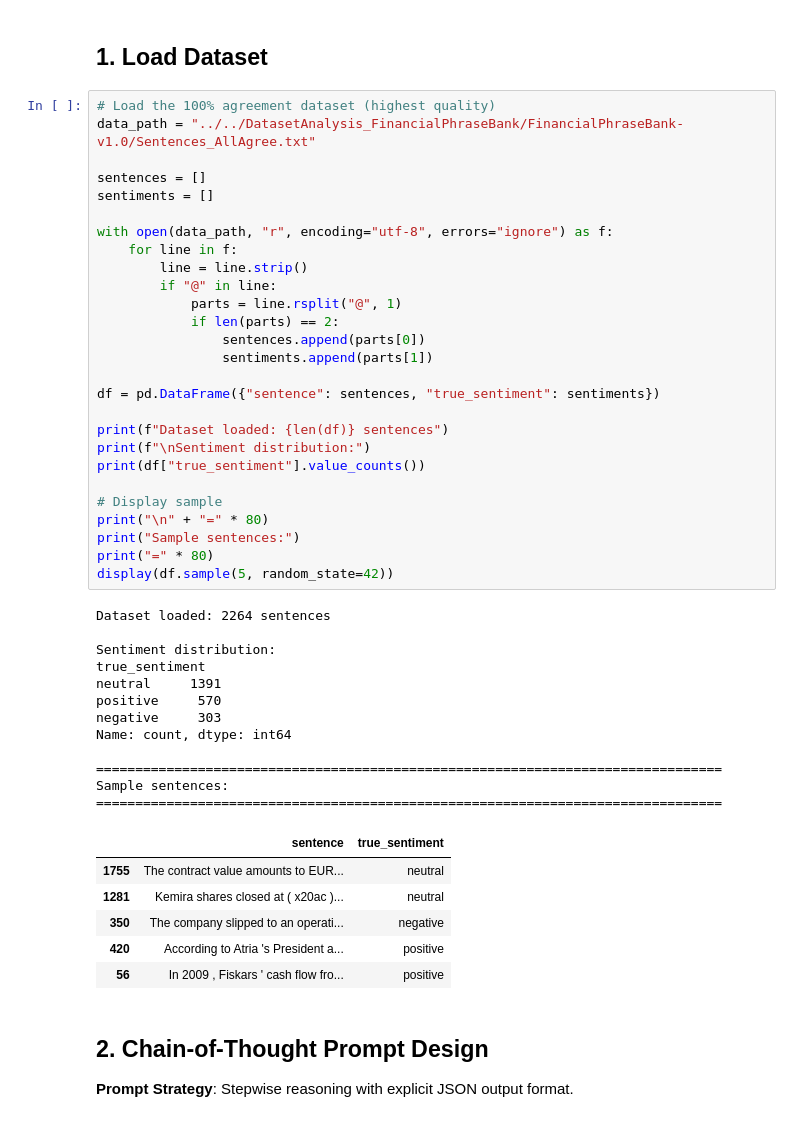
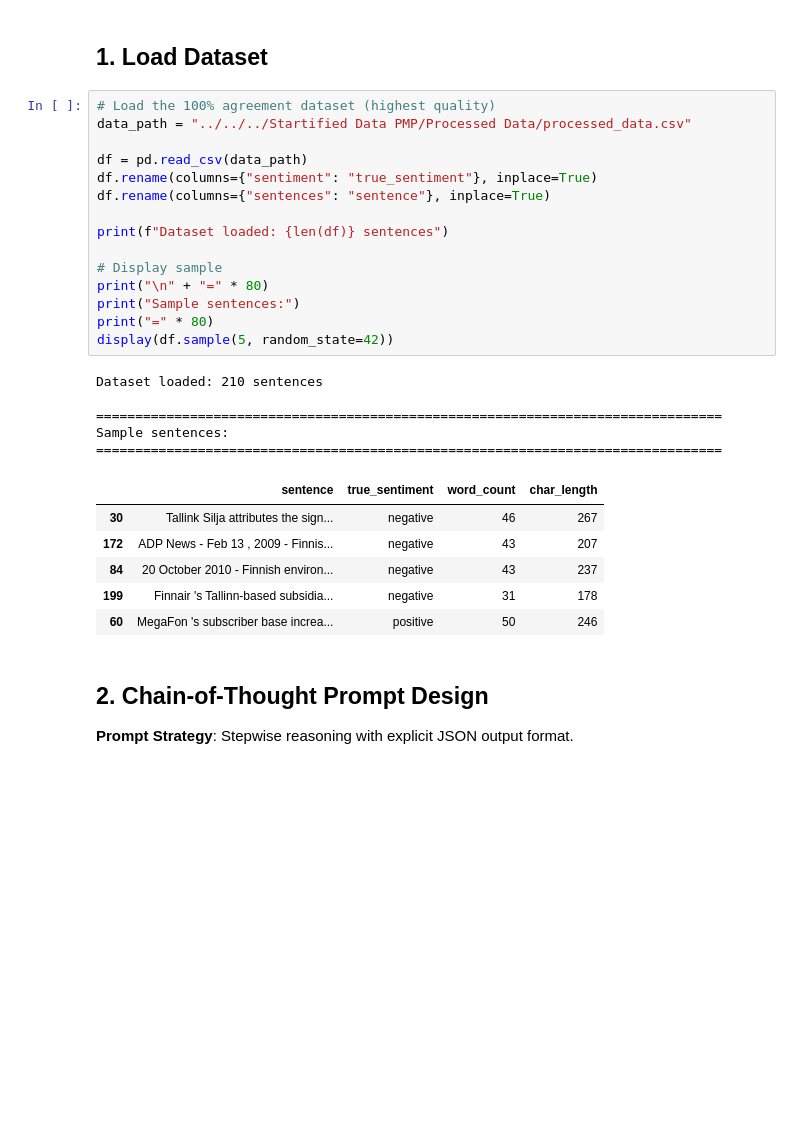
Before and after one commit to isidharthrai/Prompt_Engineering_for_Financial_Texts, a Jupyter notebook: Startified Data PMP/Task1_Sentiment_Analysis/Chain_of_Thought/E7_E8_E9_cot_sentiment.ipynb, the cells around one changed output. Drawn from its saved outputs; the diff is of its cells as text; blank space fills up the shorter version.

Commit message:
New Approach Stratified Data

```diff
--- a/Startified Data PMP/Task1_Sentiment_Analysis/Chain_of_Thought/E7_E8_E9_cot_sentiment.ipynb
+++ b/Startified Data PMP/Task1_Sentiment_Analysis/Chain_of_Thought/E7_E8_E9_cot_sentiment.ipynb
@@ -29,50 +29,31 @@ OLLAMA_API_URL = "http://localhost:11434/api/generate"
 ## 1. Load Dataset
 # %%
 # Load the 100% agreement dataset (highest quality)
-data_path = "../../DatasetAnalysis_FinancialPhraseBank/FinancialPhraseBank-v1.0/Sentences_AllAgree.txt"
+data_path = "../../../Startified Data PMP/Processed Data/processed_data.csv"
 
-sentences = []
-sentiments = []
-
-with open(data_path, "r", encoding="utf-8", errors="ignore") as f:
-    for line in f:
-        line = line.strip()
-        if "@" in line:
-            parts = line.rsplit("@", 1)
-            if len(parts) == 2:
-                sentences.append(parts[0])
-                sentiments.append(parts[1])
-
-df = pd.DataFrame({"sentence": sentences, "true_sentiment": sentiments})
+df = pd.read_csv(data_path)
+df.rename(columns={"sentiment": "true_sentiment"}, inplace=True)
+df.rename(columns={"sentences": "sentence"}, inplace=True)
 
 print(f"Dataset loaded: {len(df)} sentences")
-print(f"\nSentiment distribution:")
-print(df["true_sentiment"].value_counts())
 
 # Display sample
 print("\n" + "=" * 80)
 print("Sample sentences:")
 print("=" * 80)
 display(df.sample(5, random_state=42))
 # %% [output]
-Dataset loaded: 2264 sentences
-
-Sentiment distribution:
-true_sentiment
-neutral     1391
-positive     570
-negative     303
-Name: count, dtype: int64
+Dataset loaded: 210 sentences
 
 ================================================================================
 Sample sentences:
 ================================================================================
-|  | sentence | true_sentiment |
-| 1755 | The contract value amounts to EUR... | neutral |
-| 1281 | Kemira shares closed at ( x20ac )... | neutral |
-| 350 | The company slipped to an operati... | negative |
-| 420 | According to Atria 's President a... | positive |
-| 56 | In 2009 , Fiskars ' cash flow fro... | positive |
+|  | sentence | true_sentiment | word_count | char_length |
+| 30 | Tallink Silja attributes the sign... | negative | 46 | 267 |
+| 172 | ADP News - Feb 13 , 2009 - Finnis... | negative | 43 | 207 |
+| 84 | 20 October 2010 - Finnish environ... | negative | 43 | 237 |
+| 199 | Finnair 's Tallinn-based subsidia... | negative | 31 | 178 |
+| 60 | MegaFon 's subscriber base increa... | positive | 50 | 246 |
 # %% [markdown]
 ## 2. Chain-of-Thought Prompt Design
 
```
Also changed, not shown: parts of 10 cells of this notebook, 14 other files.
